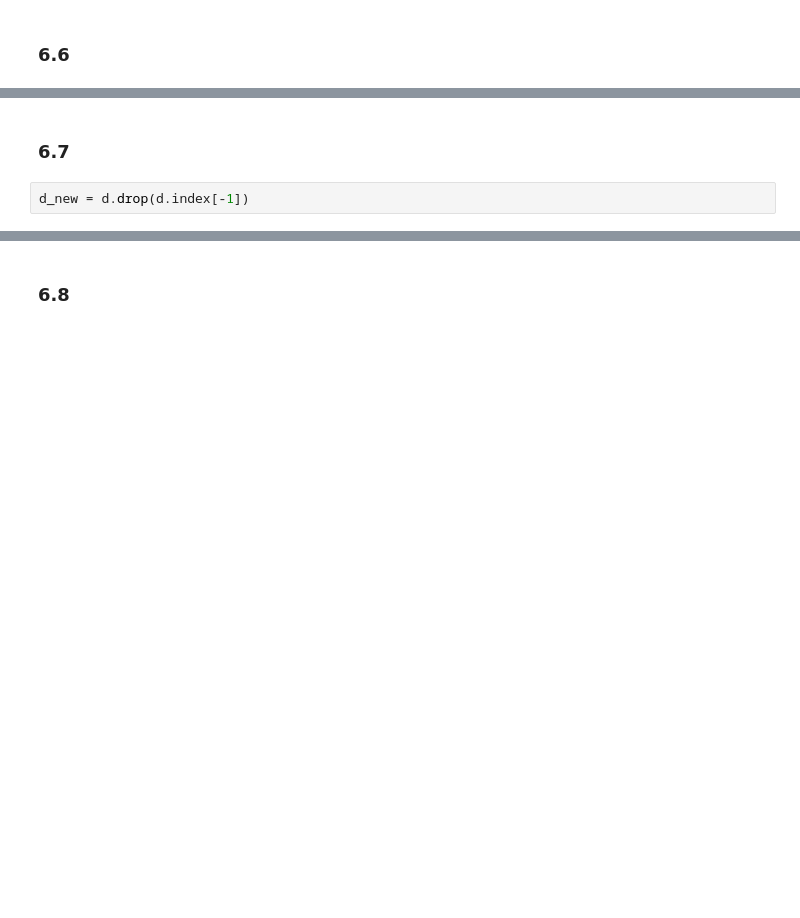
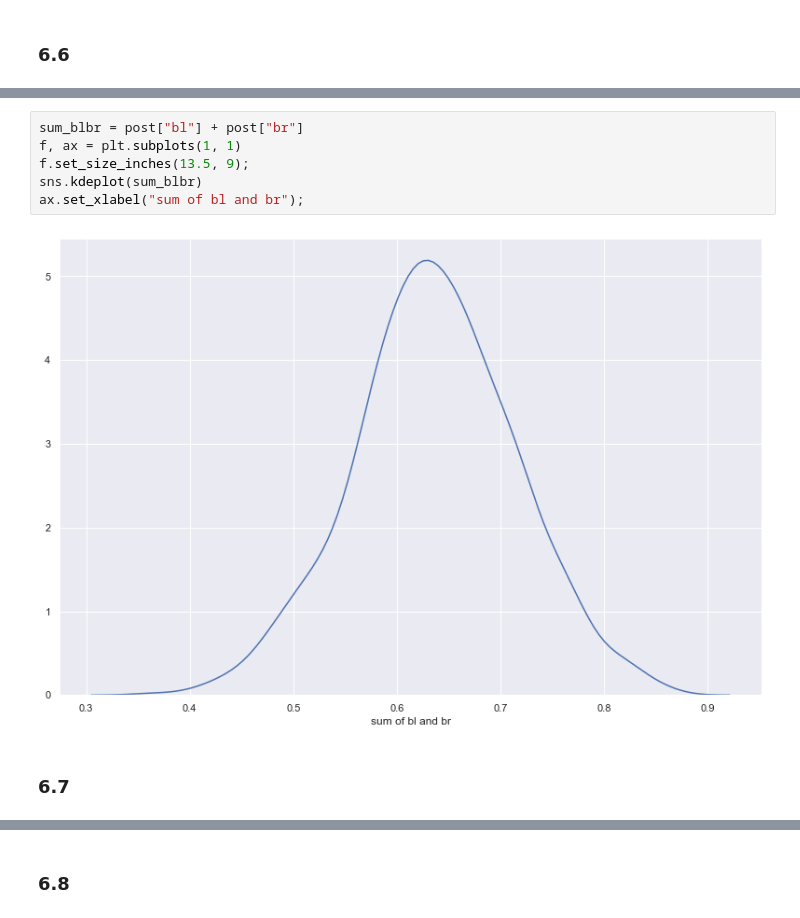
Before and after one commit to grinnbearit/statistical_rethinking, a Jupyter notebook: chapter_6.ipynb, the cells around one changed output, grey strips where cells are left out. Cells and saved outputs as stored; diff of their text form; blank space fills up the shorter version.

```diff
--- a/chapter_6.ipynb
+++ b/chapter_6.ipynb
@@ -55,4 +92,10 @@ m6_7 = smf.ols('brain ~ 1', data=d).fit()
+# %%
+sum_blbr = post["bl"] + post["br"]
+f, ax = plt.subplots(1, 1)
+f.set_size_inches(13.5, 9);
+sns.kdeplot(sum_blbr)
+ax.set_xlabel("sum of bl and br");
+# %% [output]
+[figure, added]
 # %% [markdown]
 ### 6.7
-# %%
-d_new = d.drop(d.index[-1])
```
Also changed, not shown: parts of 133 cells of this notebook, 1 other file.
